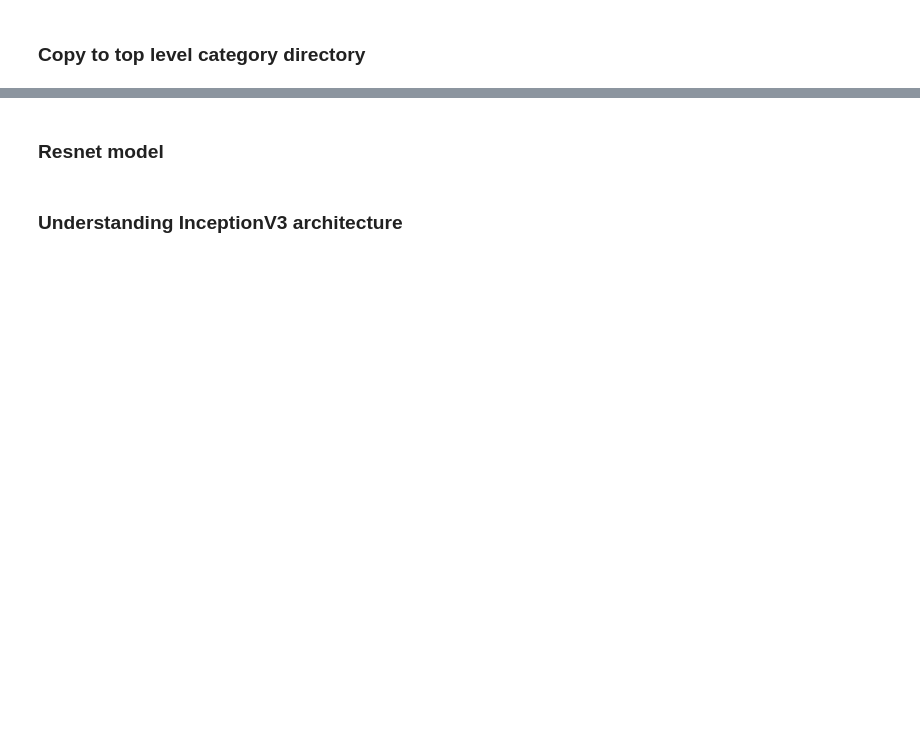
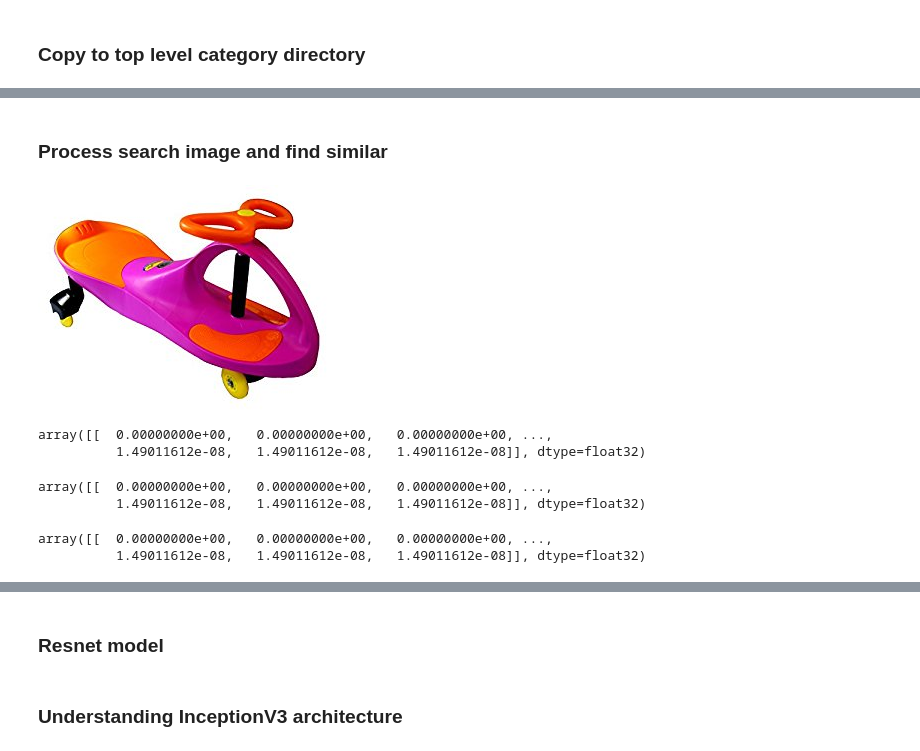
Before and after one commit to eugeneyan/datagene, a Jupyter notebook: notebooks/image_search_with_filter.ipynb, the cells around one changed output, grey strips where cells are left out. Cells and saved outputs as stored; diff of their text form; code cells hidden in the pictures; blank space fills up the shorter version.

```diff
--- a/notebooks/image_search_with_filter.ipynb
+++ b/notebooks/image_search_with_filter.ipynb
@@ -173,3 +252,5 @@ bottleneck_feats
+# %% [markdown]
+### Process search image and find similar
 # %%
 def cosine_similarity(bottleneck_features):
     csim = bottleneck_features.dot(bottleneck_features.T)
@@ -177,3 +258,12 @@ def cosine_similarity(bottleneck_features):
         csim = csim.toarray()
     norms = np.array([np.sqrt(np.diagonal(csim))])
     return (csim / norms / norms.T)
+# %%
+search_image_dir_path = '../data/images_sample/search_image/'
+search_images = os.listdir(search_image_dir_path)
+search_images = [search_image for search_image in search_images if not search_image.startswith('.')]
+search_image_path = os.path.join(search_image_dir_path, search_image)
+# %%
+Image(search_image_path)
+# %% [output]
+[figure, added]
@@ -179,0 +277,15 @@ def cosine_similarity(bottleneck_features):
+# %%
+search_image_features
+# %% [output]
+array([[  0.00000000e+00,   0.00000000e+00,   0.00000000e+00, ...,
+          1.49011612e-08,   1.49011612e-08,   1.49011612e-08]], dtype=float32)
+# %%
+search_image_features
+# %% [output]
+array([[  0.00000000e+00,   0.00000000e+00,   0.00000000e+00, ...,
+          1.49011612e-08,   1.49011612e-08,   1.49011612e-08]], dtype=float32)
+# %%
+search_image_features
+# %% [output]
+array([[  0.00000000e+00,   0.00000000e+00,   0.00000000e+00, ...,
+          1.49011612e-08,   1.49011612e-08,   1.49011612e-08]], dtype=float32)
```
Also changed, not shown: parts of 51 cells of this notebook, 1 other file.
